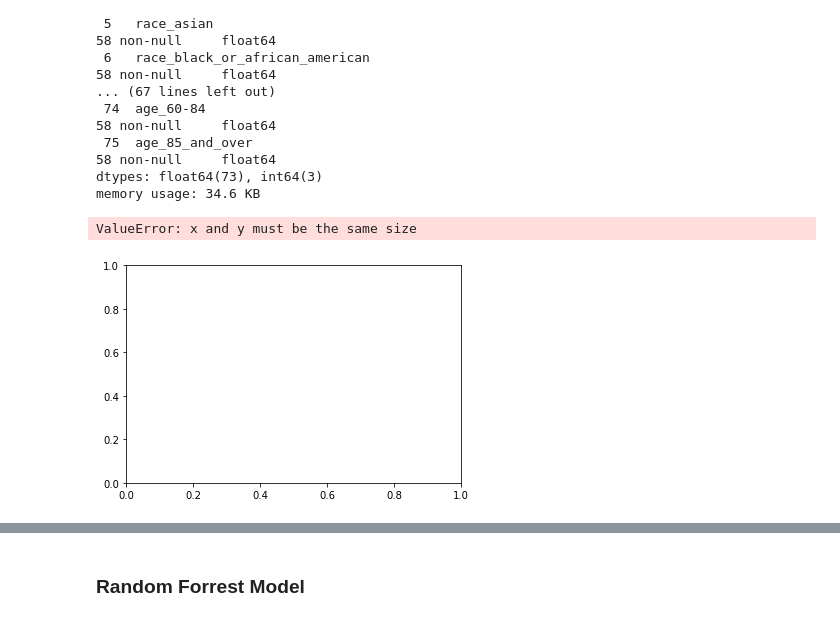
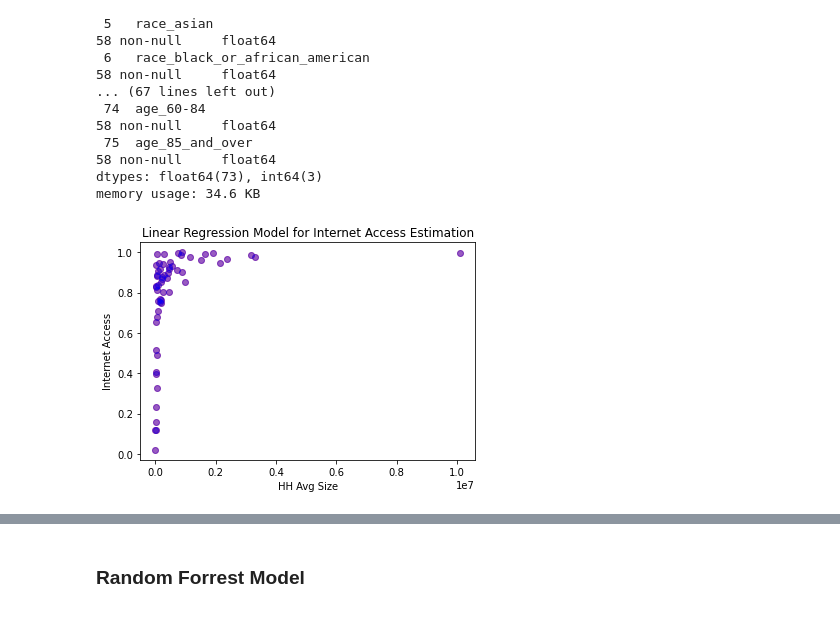
Before and after one commit to sloth143chunk/Internet_Access_Analysis, a Jupyter notebook: notebook/internet_access_machine_learning.ipynb, the cells around one changed output, grey strips where cells are left out. Drawn from its saved outputs; the diff is of its cells as text; code cells hidden in the pictures.

```diff
--- a/notebook/internet_access_machine_learning.ipynb
+++ b/notebook/internet_access_machine_learning.ipynb
@@ -211,5 +207,5 @@ pred1.head()
 # %%
-actual = pd.DataFrame(y_test)
+actual = pd.DataFrame(y)
 actual = actual.reset_index(drop=True)
 actual.head()
 # %% [output]
@@ -268,12 +264,11 @@ Data columns (total 76 columns):
 dtypes: float64(73), int64(3)
 memory usage: 34.6 KB
 # %%
-plt.scatter(x['population'], X_train, color='red', alpha=0.4)
-plt.scatter(x['population'], y_train, color='blue', alpha=0.4)
+plt.scatter(x['population'], y, color='red', alpha=0.4)
+plt.scatter(x['population'], actual, color='blue', alpha=0.4)
 plt.xlabel('HH Avg Size')
 plt.ylabel('Internet Access')
 plt.title('Linear Regression Model for Internet Access Estimation');
 # %% [output]
-ValueError: x and y must be the same size
-[figure, old version]
+[figure, new version]
 # %%
```
Also changed, not shown: parts of 21 cells of this notebook, 1 other file.
